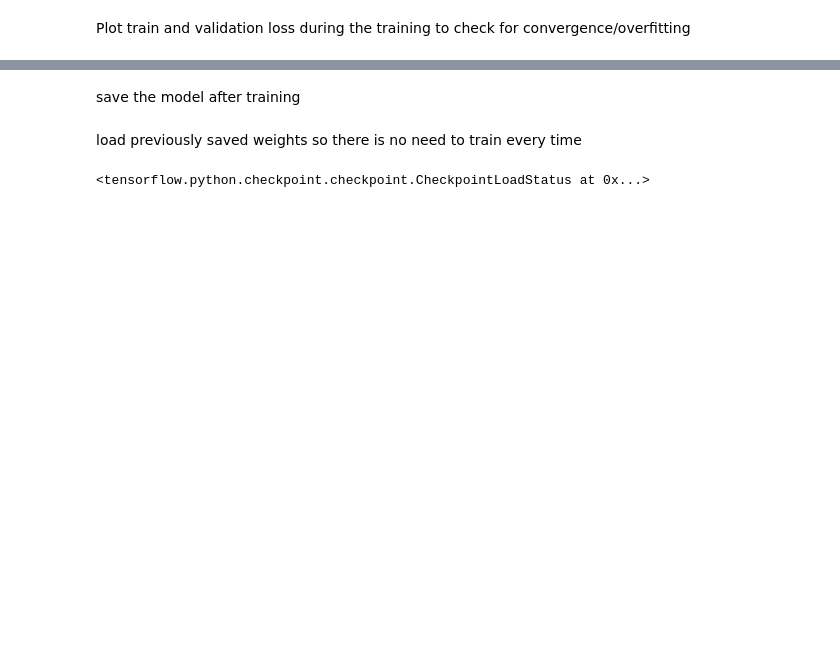
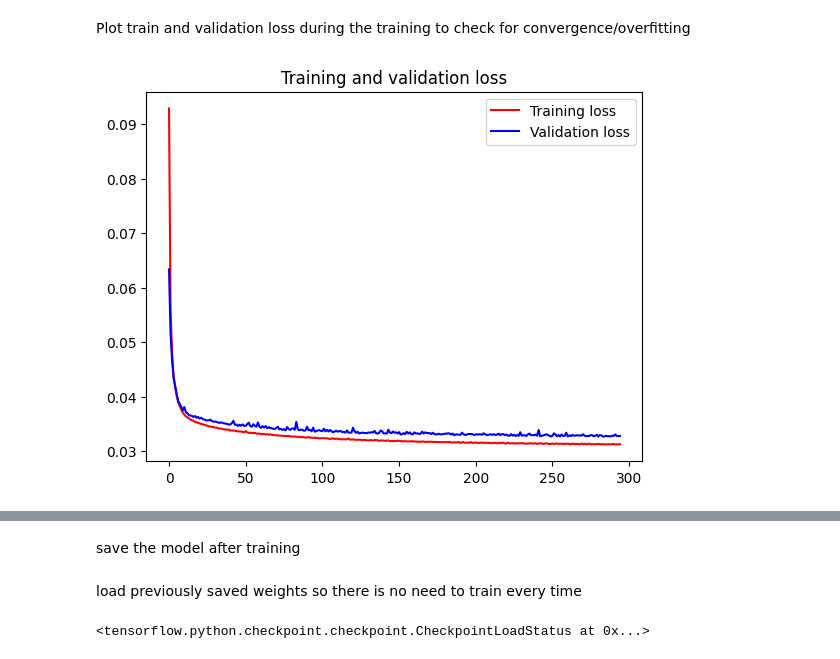
Before and after one commit to GiuliaPaggi/JetIDwithAutoencoder, a Jupyter notebook: JetIDAE.ipynb, the cells around one changed output, grey strips where cells are left out. Drawn from its saved outputs; the diff is of its cells as text; code cells hidden in the pictures; blank space fills up the shorter version.

```diff
--- a/JetIDAE.ipynb
+++ b/JetIDAE.ipynb
@@ -196,7 +228,7 @@ encoder = models.Sequential([
 # Decoder
 decoder = models.Sequential([
     layers.Dense(n_hidden1, activation='relu', input_shape=(n_code,)),
-    layers.Dense(input_img, activation='sigmoid'),
+    layers.Dense(input_img, activation='relu'),
 ])
 
 # Autoencoder
@@ -220,3 +252,10 @@ early_stop = keras.callbacks.EarlyStopping(monitor='loss', patience=10, verbose=
 autoencoder.compile(optimizer='adam', loss='MSE')
 # %% [markdown]
 Check the autoencoder model
+# %%
+if train_ae :
+  n_epochs = 1000
+  tf.keras.backend.clear_session()
+  tf.random.set_seed(42)
+
+  history = autoencoder.fit(x_train, x_train, batch_size= 512, epochs=n_epochs, validation_data=(x_validation, x_validation), callbacks=[schedule, early_stop])
@@ -226,20 +297,15 @@ if train_ae:
-# %%
-if train_ae :
-  n_epochs = 250
-  tf.keras.backend.clear_session()
-  tf.random.set_seed(42)
-
-  history = autoencoder.fit(x_train, x_train, batch_size= 512, epochs=n_epochs, validation_data=(x_validation, x_validation), callbacks=[schedule, early_stop])
 # %% [markdown]
 Plot train and validation loss during the training to check for convergence/overfitting
 # %%
 if train_ae :
   loss = history.history['loss']
   val_loss = history.history['val_loss']
-  epochs = range(204)
+  epochs = range(len(loss))
   plt.figure()
   plt.plot(epochs, loss, 'r', label='Training loss')
   plt.plot(epochs, val_loss, 'b', label='Validation loss')
   plt.title('Training and validation loss')
   plt.legend()
   plt.show()
+# %% [output]
+[figure, added]
```
Also changed, not shown: parts of 29 cells of this notebook.
